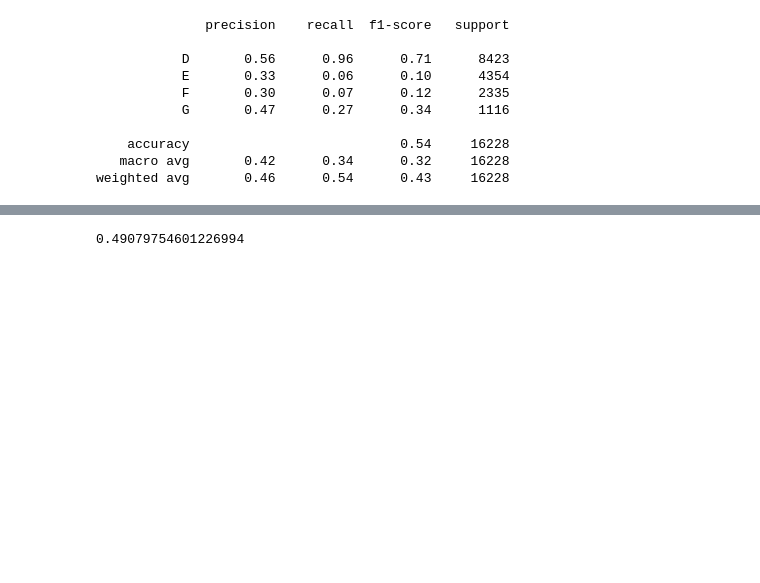
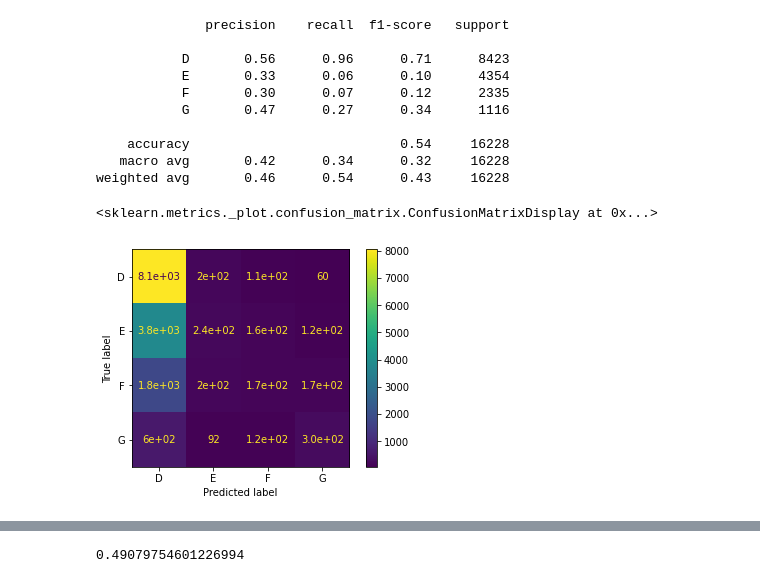
Before and after one commit to lukasnijhawan/CS4641Group15, a Jupyter notebook: conner/SupervisedLearning.ipynb, the cells around one changed output, grey strips where cells are left out. Drawn from its saved outputs; the diff is of its cells as text; code cells hidden in the pictures; blank space fills up the shorter version.

```diff
--- a/conner/SupervisedLearning.ipynb
+++ b/conner/SupervisedLearning.ipynb
@@ -210,0 +213,5 @@ weighted avg       0.46      0.54      0.43     16228
+# %%
+plot_confusion_matrix(clf, X_test, y_test, display_labels=["D", "E", "F", "G"])
+# %% [output]
+<sklearn.metrics._plot.confusion_matrix.ConfusionMatrixDisplay at 0x...>
+[figure, added]
```
Also changed, not shown: parts of 3 cells of this notebook, 1 other file.
